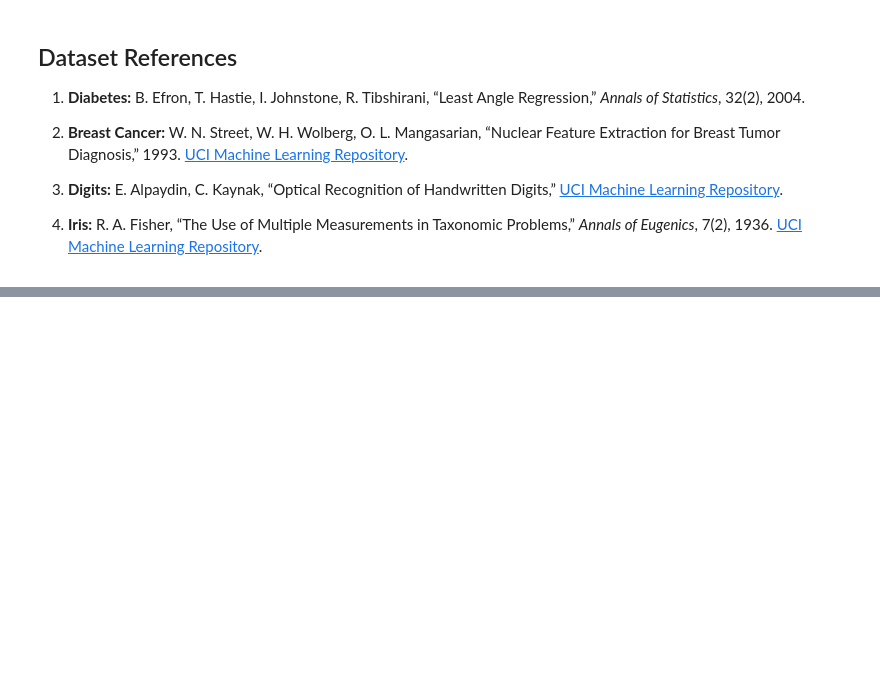
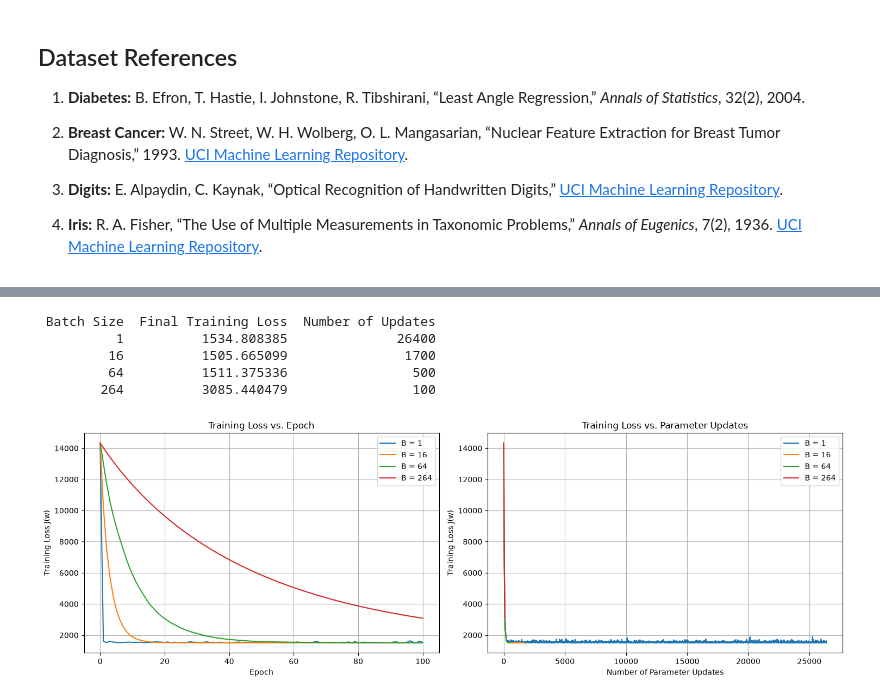
Before and after one commit to yosuefelshref-commits/ML_Assignment_2, a Jupyter notebook: Assignment_2.ipynb, the cells around one changed output, grey strips where cells are left out. Saved outputs shown, nothing was run; the diff lists cells and outputs as text; code cells hidden in the pictures; blank space fills up the shorter version.

```diff
--- a/Assignment_2.ipynb
+++ b/Assignment_2.ipynb
@@ -503,0 +1023,77 @@ Gradient check passed!
+# %%
+batch_sizes = [1, 16, 64, len(y_train)]
+eta = 0.01
+epochs = 100
+mini_batch_results = {}
+
+for B in batch_sizes:
+    w, epoch_losses, update_losses = mini_batch_gd(
+        X_train,
+        y_train,
+        batch_size=B,
+        eta=eta,
+        epochs=epochs
+    )
+
+    mini_batch_results[B] = {
+        "weights": w,
+        "epoch_losses": epoch_losses,
+        "update_losses": update_losses
+    }
+
+results_table = pd.DataFrame([
+    {
+        "Batch Size": B,
+        "Final Training Loss": mini_batch_results[B]["epoch_losses"][-1],
+        "Number of Updates": len(mini_batch_results[B]["update_losses"]) - 1
+    }
+    for B in batch_sizes
+])
+print(results_table.to_string(index=False))
+# %% [output]
+ Batch Size  Final Training Loss  Number of Updates
+          1          1534.808385              26400
+         16          1505.665099               1700
+         64          1511.375336                500
+        264          3085.440479                100
+# %%
+
+# BEGIN AI-GENERATED CODE
+
+fig, axes = plt.subplots(1, 2, figsize=(15, 5))
+
+for B in batch_sizes:
+    result = mini_batch_results[B]
+
+    # Loss against epochs
+    axes[0].plot(
+        range(len(result["epoch_losses"])),
+        result["epoch_losses"],
+        label=f"B = {B}"
+    )
+
+    # Loss against parameter updates
+    axes[1].plot(
+        range(len(result["update_losses"])),
+        result["update_losses"],
+        label=f"B = {B}"
+    )
+
+axes[0].set_title("Training Loss vs. Epoch")
+axes[0].set_xlabel("Epoch")
+axes[0].set_ylabel("Training Loss J(w)")
+axes[0].legend()
+axes[0].grid(True)
+
+axes[1].set_title("Training Loss vs. Parameter Updates")
+axes[1].set_xlabel("Number of Parameter Updates")
+axes[1].set_ylabel("Training Loss J(w)")
+axes[1].legend()
+axes[1].grid(True)
+
+plt.tight_layout()
+plt.show()
+
+# END AI-GENERATED CODE
+# %% [output]
+[figure, added]
```
Also changed, not shown: parts of 43 cells of this notebook.
